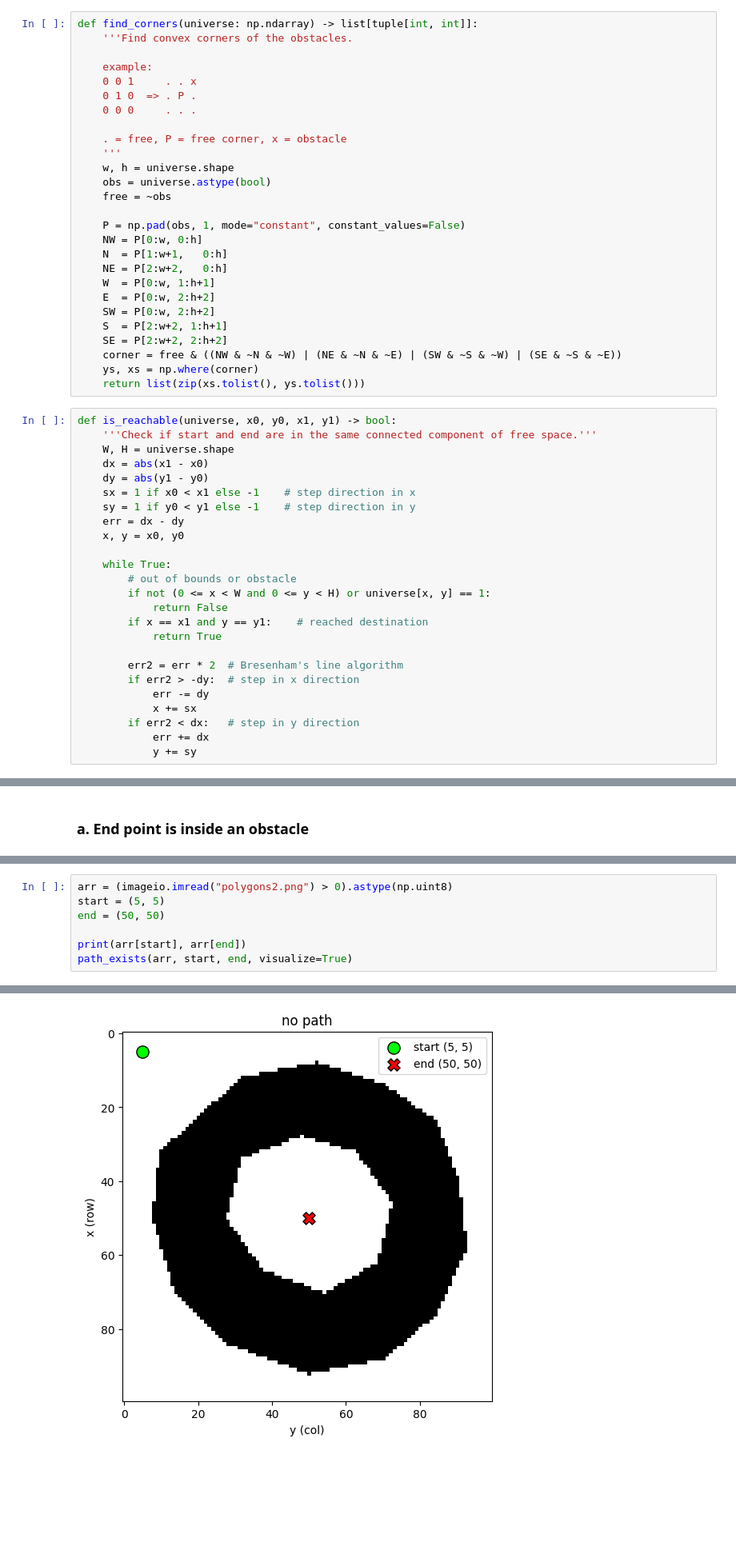
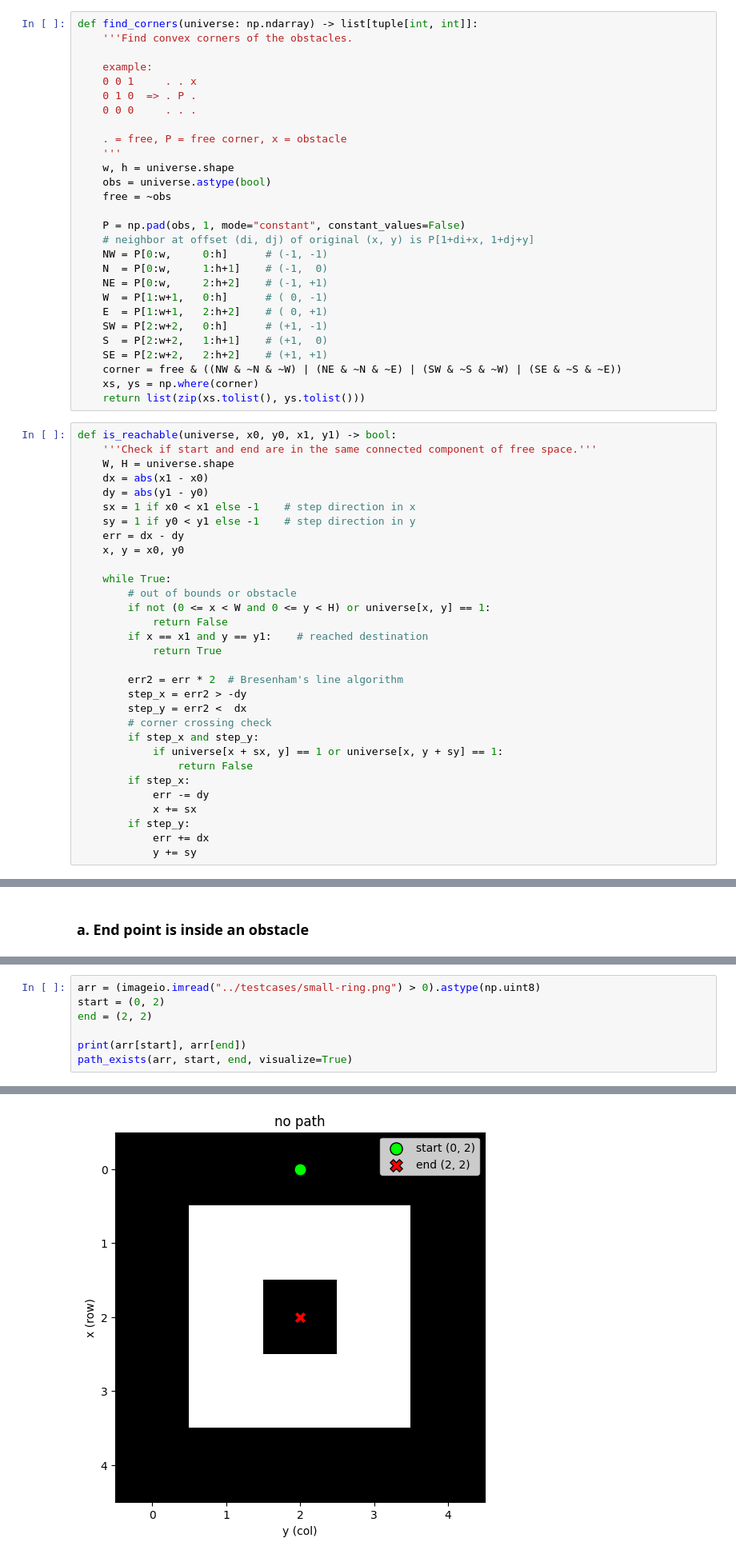
Before and after one commit to weberwcwei/2D-Path, a Jupyter notebook: src/assignment.ipynb, the cells around one changed output, grey strips where cells are left out. Shown at 80% size. Cells and saved outputs as stored; diff of their text form; blank space fills up the shorter version.

```diff
--- a/src/assignment.ipynb
+++ b/src/assignment.ipynb
@@ -53,16 +53,17 @@ def find_corners(universe: np.ndarray) -> list[tuple[int, int]]:
     free = ~obs
 
     P = np.pad(obs, 1, mode="constant", constant_values=False)
-    NW = P[0:w, 0:h]
-    N  = P[1:w+1,   0:h]
-    NE = P[2:w+2,   0:h]
-    W  = P[0:w, 1:h+1]
-    E  = P[0:w, 2:h+2]
-    SW = P[0:w, 2:h+2]
-    S  = P[2:w+2, 1:h+1]
-    SE = P[2:w+2, 2:h+2]
+    # neighbor at offset (di, dj) of original (x, y) is P[1+di+x, 1+dj+y]
+    NW = P[0:w,     0:h]      # (-1, -1)
+    N  = P[0:w,     1:h+1]    # (-1,  0)
+    NE = P[0:w,     2:h+2]    # (-1, +1)
+    W  = P[1:w+1,   0:h]      # ( 0, -1)
+    E  = P[1:w+1,   2:h+2]    # ( 0, +1)
+    SW = P[2:w+2,   0:h]      # (+1, -1)
+    S  = P[2:w+2,   1:h+1]    # (+1,  0)
+    SE = P[2:w+2,   2:h+2]    # (+1, +1)
     corner = free & ((NW & ~N & ~W) | (NE & ~N & ~E) | (SW & ~S & ~W) | (SE & ~S & ~E))
-    ys, xs = np.where(corner)
+    xs, ys = np.where(corner)
     return list(zip(xs.tolist(), ys.tolist()))
 # %%
 def is_reachable(universe, x0, y0, x1, y1) -> bool:
@@ -83,10 +84,16 @@ def is_reachable(universe, x0, y0, x1, y1) -> bool:
             return True
 
         err2 = err * 2  # Bresenham's line algorithm
-        if err2 > -dy:  # step in x direction
+        step_x = err2 > -dy
+        step_y = err2 <  dx
+        # corner crossing check
+        if step_x and step_y:
+            if universe[x + sx, y] == 1 or universe[x, y + sy] == 1:
+                return False
+        if step_x:
             err -= dy
             x += sx
-        if err2 < dx:   # step in y direction
+        if step_y:
             err += dx
             y += sy
 # %%
@@ -221,12 +246,12 @@ path_exists(arr, start, end, visualize=True)
 False
 # %%
-arr = (imageio.imread("polygons2.png") > 0).astype(np.uint8)
-start = (5, 5)
-end = (50, 50)
+arr = (imageio.imread("../testcases/small-ring.png") > 0).astype(np.uint8)
+start = (0, 2)
+end = (2, 2)
 
 print(arr[start], arr[end])
 path_exists(arr, start, end, visualize=True)
 # %% [output]
 0 0
-[figure, old version]
+[figure, new version]
 False
```
Also changed, not shown: parts of 8 cells of this notebook, 5 other files.
